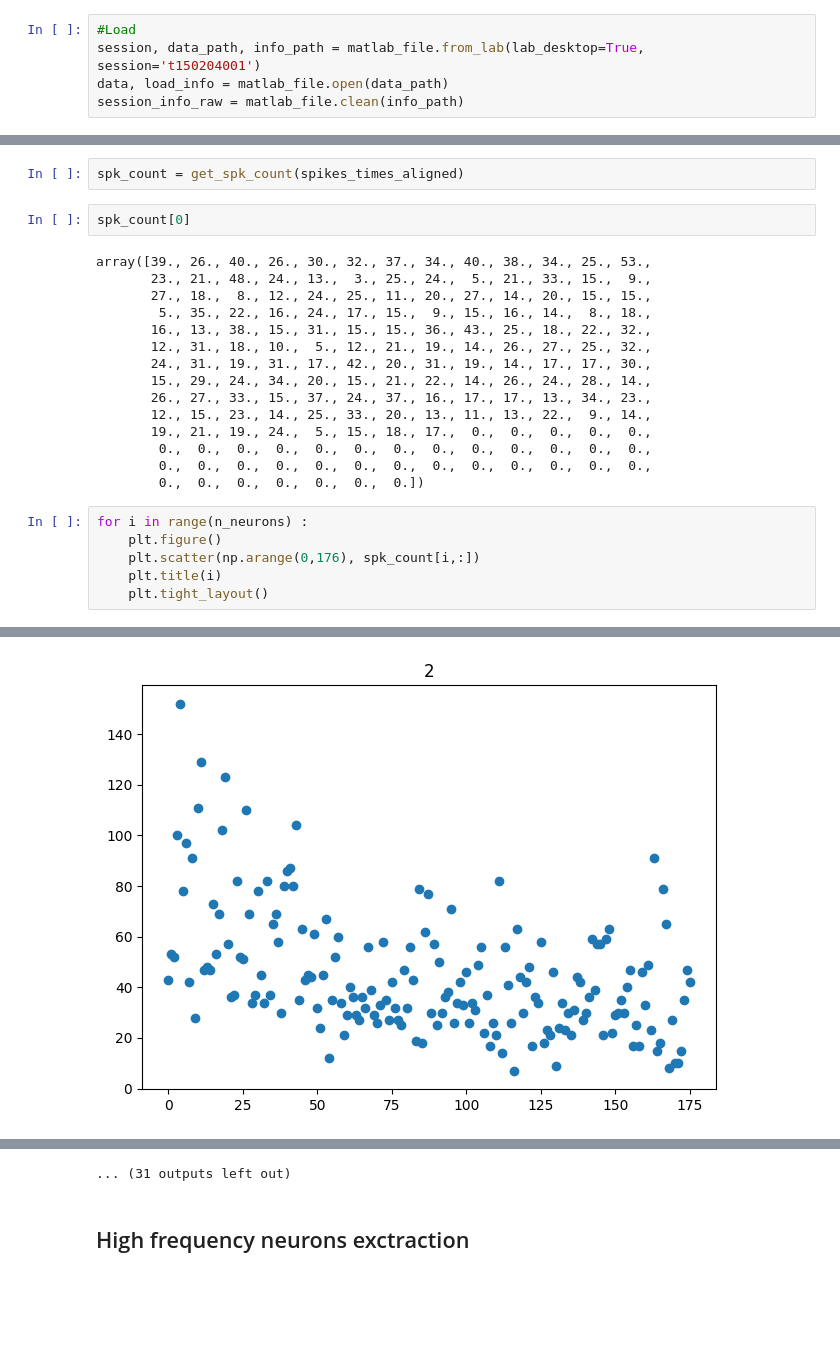
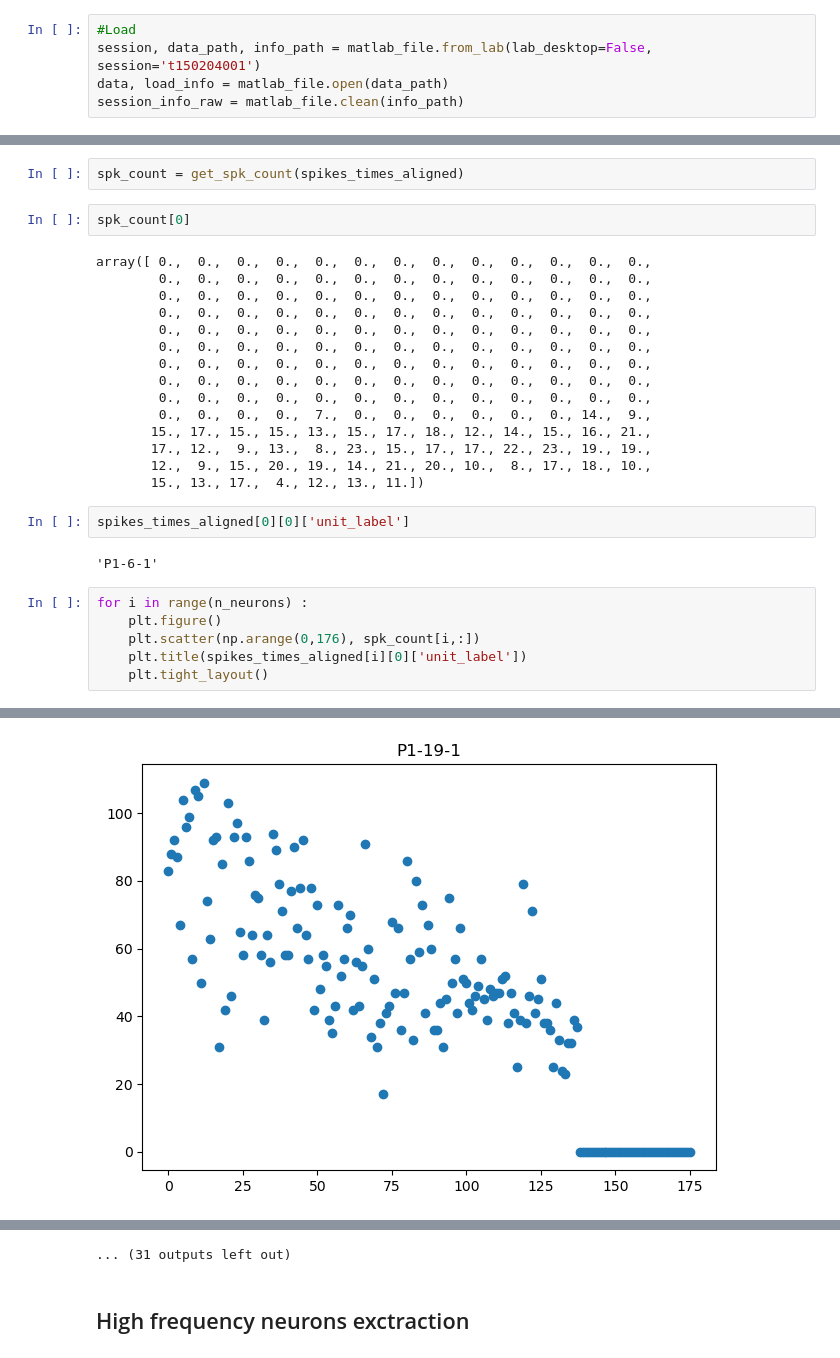
Before and after one commit to Lamifsud/pattern_classification_git, a Jupyter notebook: pipeline_drafts/spikeship_decontaminated.ipynb, the cells around one changed output, grey strips where cells are left out. Saved outputs shown, nothing was run; the diff lists cells and outputs as text; blank space fills up the shorter version.

```diff
--- a/pipeline_drafts/spikeship_decontaminated.ipynb
+++ b/pipeline_drafts/spikeship_decontaminated.ipynb
@@ -37,7 +34,7 @@ The autoreload extension is already loaded. To reload it, use:
 ### Load data
 # %%
 #Load
-session, data_path, info_path = matlab_file.from_lab(lab_desktop=True, session='t150204001')
+session, data_path, info_path = matlab_file.from_lab(lab_desktop=False, session='t150204001')
 data, load_info = matlab_file.open(data_path)
 session_info_raw = matlab_file.clean(info_path)
 # %% [output]
@@ -195,24 +192,28 @@ spk_count = get_spk_count(spikes_times_aligned)
 # %%
 spk_count[0]
 # %% [output]
-array([39., 26., 40., 26., 30., 32., 37., 34., 40., 38., 34., 25., 53.,
-       23., 21., 48., 24., 13.,  3., 25., 24.,  5., 21., 33., 15.,  9.,
-       27., 18.,  8., 12., 24., 25., 11., 20., 27., 14., 20., 15., 15.,
-        5., 35., 22., 16., 24., 17., 15.,  9., 15., 16., 14.,  8., 18.,
-       16., 13., 38., 15., 31., 15., 15., 36., 43., 25., 18., 22., 32.,
-       12., 31., 18., 10.,  5., 12., 21., 19., 14., 26., 27., 25., 32.,
-       24., 31., 19., 31., 17., 42., 20., 31., 19., 14., 17., 17., 30.,
-       15., 29., 24., 34., 20., 15., 21., 22., 14., 26., 24., 28., 14.,
-       26., 27., 33., 15., 37., 24., 37., 16., 17., 17., 13., 34., 23.,
-       12., 15., 23., 14., 25., 33., 20., 13., 11., 13., 22.,  9., 14.,
-       19., 21., 19., 24.,  5., 15., 18., 17.,  0.,  0.,  0.,  0.,  0.,
+array([ 0.,  0.,  0.,  0.,  0.,  0.,  0.,  0.,  0.,  0.,  0.,  0.,  0.,
         0.,  0.,  0.,  0.,  0.,  0.,  0.,  0.,  0.,  0.,  0.,  0.,  0.,
         0.,  0.,  0.,  0.,  0.,  0.,  0.,  0.,  0.,  0.,  0.,  0.,  0.,
-        0.,  0.,  0.,  0.,  0.,  0.,  0.])
+        0.,  0.,  0.,  0.,  0.,  0.,  0.,  0.,  0.,  0.,  0.,  0.,  0.,
+        0.,  0.,  0.,  0.,  0.,  0.,  0.,  0.,  0.,  0.,  0.,  0.,  0.,
+        0.,  0.,  0.,  0.,  0.,  0.,  0.,  0.,  0.,  0.,  0.,  0.,  0.,
+        0.,  0.,  0.,  0.,  0.,  0.,  0.,  0.,  0.,  0.,  0.,  0.,  0.,
+        0.,  0.,  0.,  0.,  0.,  0.,  0.,  0.,  0.,  0.,  0.,  0.,  0.,
+        0.,  0.,  0.,  0.,  0.,  0.,  0.,  0.,  0.,  0.,  0.,  0.,  0.,
+        0.,  0.,  0.,  0.,  7.,  0.,  0.,  0.,  0.,  0.,  0., 14.,  9.,
+       15., 17., 15., 15., 13., 15., 17., 18., 12., 14., 15., 16., 21.,
+       17., 12.,  9., 13.,  8., 23., 15., 17., 17., 22., 23., 19., 19.,
+       12.,  9., 15., 20., 19., 14., 21., 20., 10.,  8., 17., 18., 10.,
+       15., 13., 17.,  4., 12., 13., 11.])
+# %%
+spikes_times_aligned[0][0]['unit_label']
+# %% [output]
+'P1-6-1'
 # %%
 for i in range(n_neurons) :
     plt.figure()
     plt.scatter(np.arange(0,176), spk_count[i,:])
-    plt.title(i)
+    plt.title(spikes_times_aligned[i][0]['unit_label'])
     plt.tight_layout()
 # %% [output]
@@ -221 +222 @@ for i in range(n_neurons) :
-[figure, old version]
+[figure, new version]
```
Also changed, not shown: parts of 14 cells of this notebook, 3 other files.
